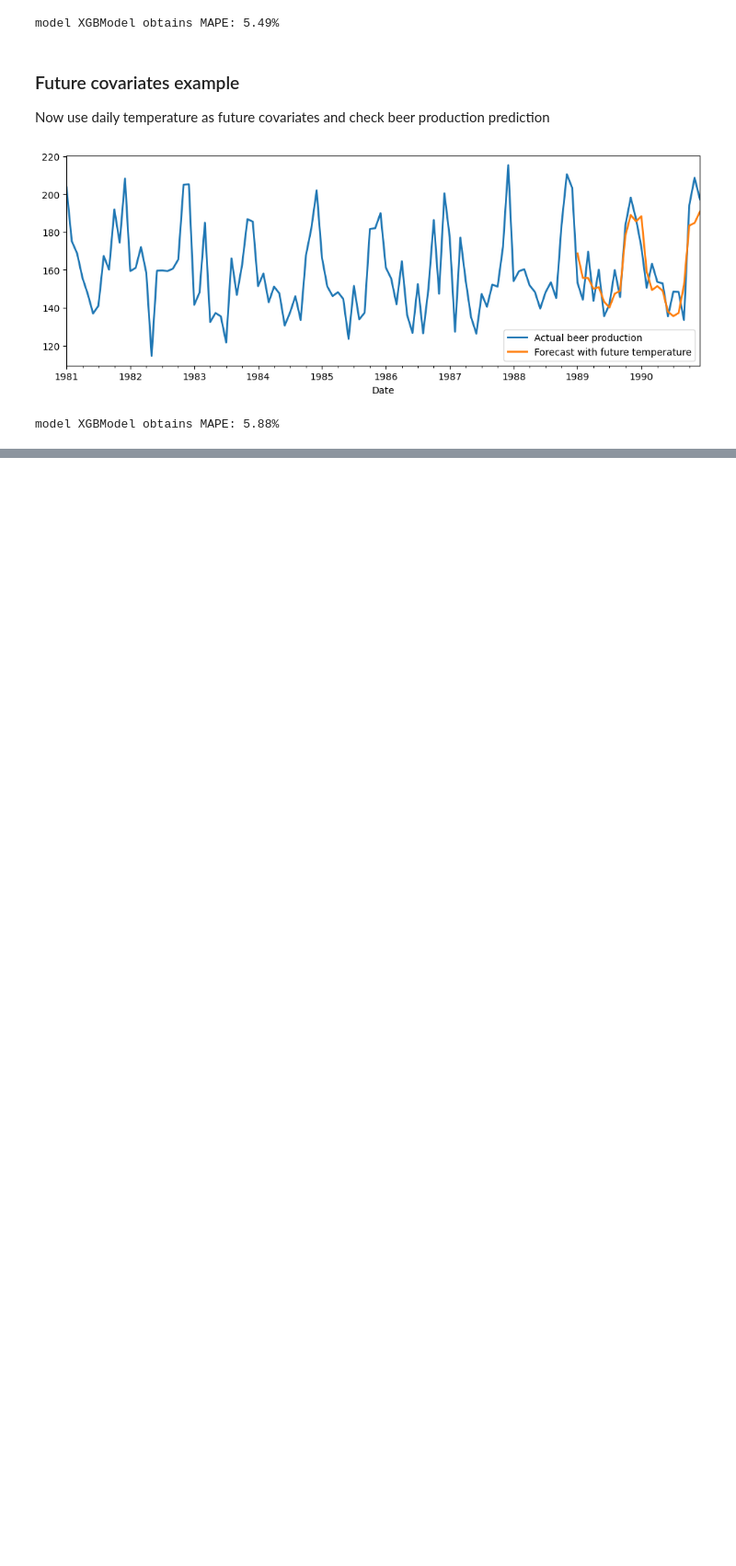
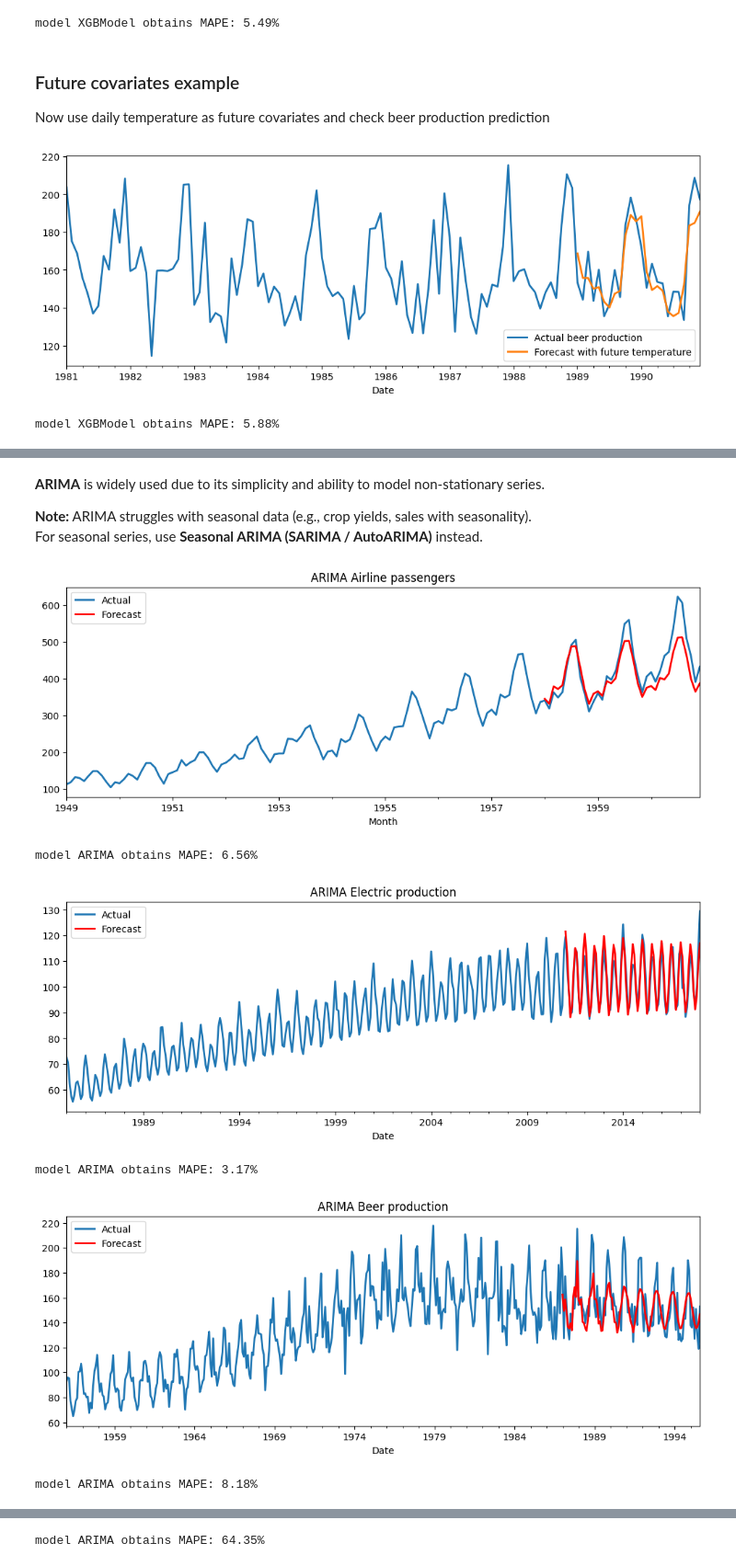
Before and after one commit to Maxstef/data-loves-ml-for-people-course, a Jupyter notebook: notebooks/2_6_time_series/0_2_ts_darts.ipynb, the cells around one changed output, grey strips where cells are left out. Shown at 92% size. Drawn from its saved outputs; the diff is of its cells as text; code cells hidden in the pictures; blank space fills up the shorter version.

```diff
--- a/notebooks/2_6_time_series/0_2_ts_darts.ipynb
+++ b/notebooks/2_6_time_series/0_2_ts_darts.ipynb
@@ -975,0 +1118,32 @@ model XGBModel obtains MAPE: 5.88%
+# %% [markdown]
+**ARIMA** is widely used due to its simplicity and ability to model non-stationary series.
+
+**Note:** ARIMA struggles with seasonal data (e.g., crop yields, sales with seasonality).
+For seasonal series, use **Seasonal ARIMA (SARIMA / AutoARIMA)** instead.
+# %%
+def fit_and_plot_arima(series, train, val, name="", p=12, d=1, q=1):
+    model = ARIMA(p=p, d=d, q=q)
+    # Fit the model
+    model.fit(train)
+
+    # Predict
+    forecast = model.predict(len(val))
+
+    # Plot results
+    plot_results(series, forecast, title=f"ARIMA {name}")
+
+    # Evaluate
+    eval_forecast(model, val, forecast)
+# %%
+fit_and_plot_arima(air_series, air_series_train, air_series_val, name="Airline passengers")
+fit_and_plot_arima(electric_series, electric_series_train, electric_series_val, name="Electric production")
+fit_and_plot_arima(beer_series, beer_series_train, beer_series_val, name="Beer production")
+fit_and_plot_arima(temperature_series, temperature_series_train, temperature_series_val, name="Daily temperature")
+# fit_and_plot_arima(shampoo_series, shampoo_series_train, shampoo_series_val, name="Shampoo sales", p=1, d=0, q=0)
+# %% [output]
+[figure, added]
+model ARIMA obtains MAPE: 6.56%
+[figure, added]
+model ARIMA obtains MAPE: 3.17%
+[figure, added]
+model ARIMA obtains MAPE: 8.18%
@@ -975,0 +1151 @@ model XGBModel obtains MAPE: 5.88%
+model ARIMA obtains MAPE: 64.35%
```
Also changed, not shown: parts of 11 cells of this notebook.
